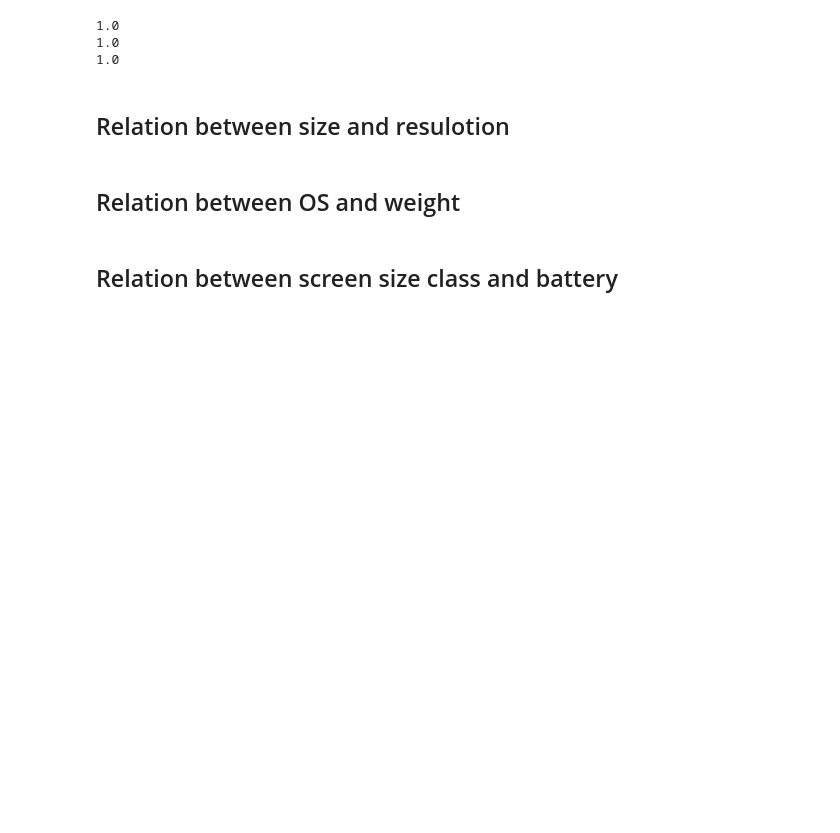
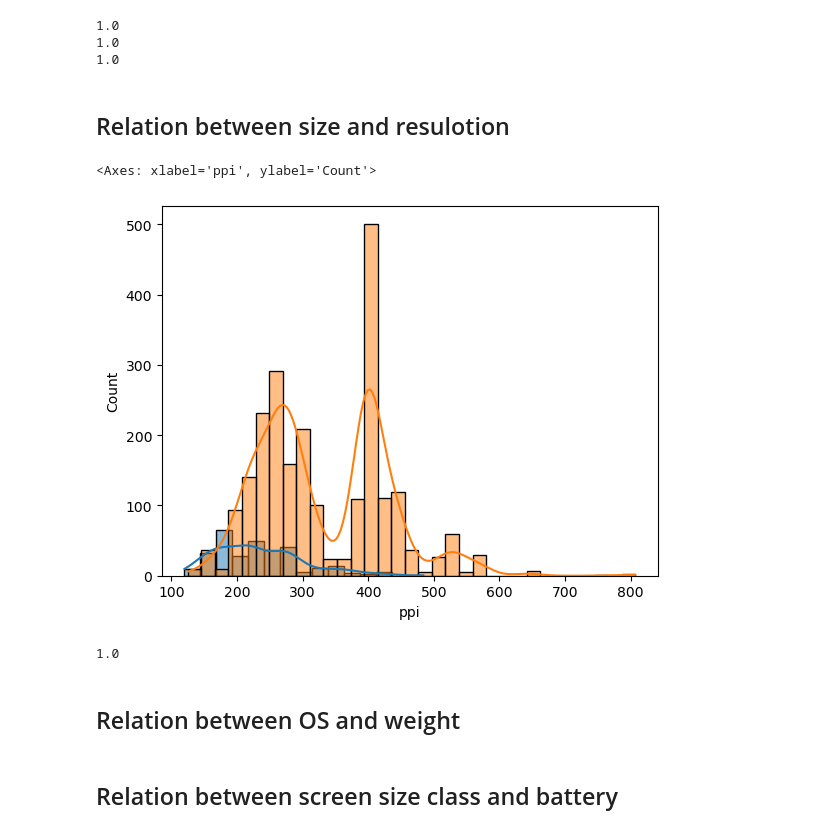
Before and after one commit to sinaaasghari/mobile-land, a Jupyter notebook: statics-analyzing.ipynb, the cells around one changed output. Cells and saved outputs as stored; diff of their text form; code cells hidden in the pictures; blank space fills up the shorter version.

Commit message:
Relation between size and resulotion

```diff
--- a/statics-analyzing.ipynb
+++ b/statics-analyzing.ipynb
@@ -292,6 +292,26 @@ print(p_value_micro_mini)
 1.0
 # %% [markdown]
 ## Relation between size and resulotion
+# %%
+df_tmp = df.copy()
+df_tmp = df_tmp[['ppi', 'size']]
+small = df_tmp[df['size'] < 7.0]['ppi']
+big = df_tmp[df['size'] >= 7.0]['ppi']
+
+sns.histplot(big, kde=True)
+sns.histplot(small, kde=True)
+
+# the plot makes it obvious I believe
+# but there is a u-test below
+# %% [output]
+<Axes: xlabel='ppi', ylabel='Count'>
+[figure, added]
+# %%
+_, p_value = stats.mannwhitneyu(small, big, alternative='less')
+p_value
+# small > big
+# %% [output]
+1.0
 # %% [markdown]
 ## Relation between OS and weight
 # %% [markdown]
```
